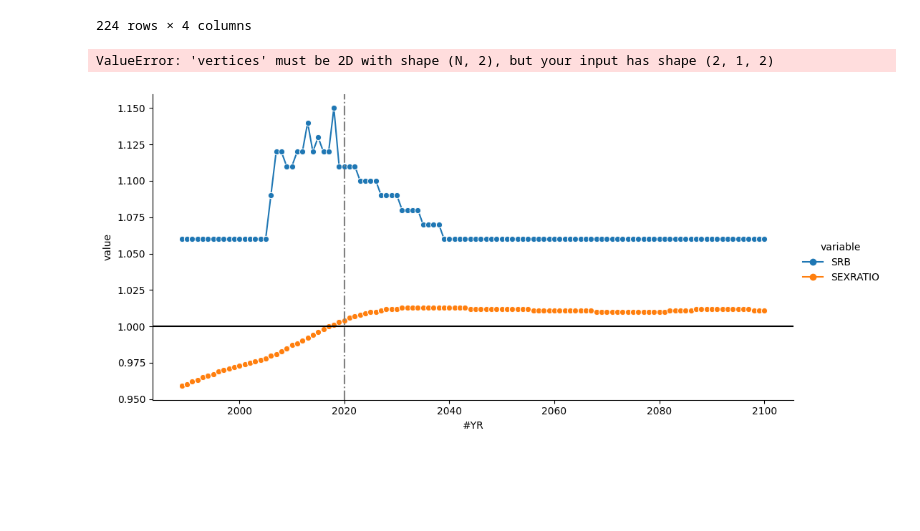
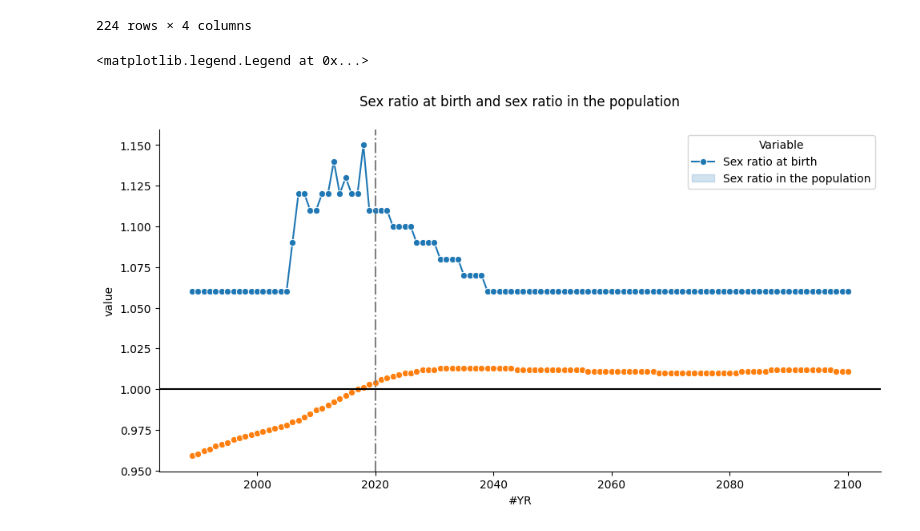
Before and after one commit to thaianle/international-database, a Jupyter notebook: idb5yr-python.ipynb, the cells around one changed output. Cells and saved outputs as stored; diff of their text form; code cells hidden in the pictures; blank space fills up the shorter version.

```diff
--- a/idb5yr-python.ipynb
+++ b/idb5yr-python.ipynb
@@ -349,15 +360,18 @@ srvn
 | 12319 | 2100 | W140000WOVN | SEXRATIO | 1.011 |
 224 rows × 4 columns
 # %%
-srvn_plot = sns.relplot(data = srvn, x = '#YR', y = 'value', kind = 'line', hue = 'variable', aspect = 2, marker = 'o')
+srvn_plot = sns.relplot(data = srvn, x = '#YR', y = 'value', kind = 'line', hue = 'variable', aspect = 2, marker = 'o', legend = False)
 #srvn_plot.set_axis_labels('Year', 'Population (in hundreds of millions)')
 #srvn_plot.fig.suptitle('Population of Vietnam over time (up to 2020) and the projections', y = 1.05)
 
 # Add a horizontal line to denote equality (sex ratio: 1 male / 1 female)
 # Add a vertical line to denote the projections
 plt.axvline(x = 2020, linestyle = '-.', color = 'gray')
 plt.axhline(y = 1, linestyle = '-', color = 'black')
-plt.fill_between(2020, 2100)
+
+# Customize title and legends
+plt.title('Sex ratio at birth and sex ratio in the population', y = 1.05)
+plt.legend(title = 'Variable', labels = ['Sex ratio at birth', 'Sex ratio in the population'])
 # %% [output]
-ValueError: 'vertices' must be 2D with shape (N, 2), but your input has shape (2, 1, 2)
+<matplotlib.legend.Legend at 0x...>
-[figure, old version]
+[figure, new version]
```
Also changed, not shown: parts of 9 cells of this notebook.
